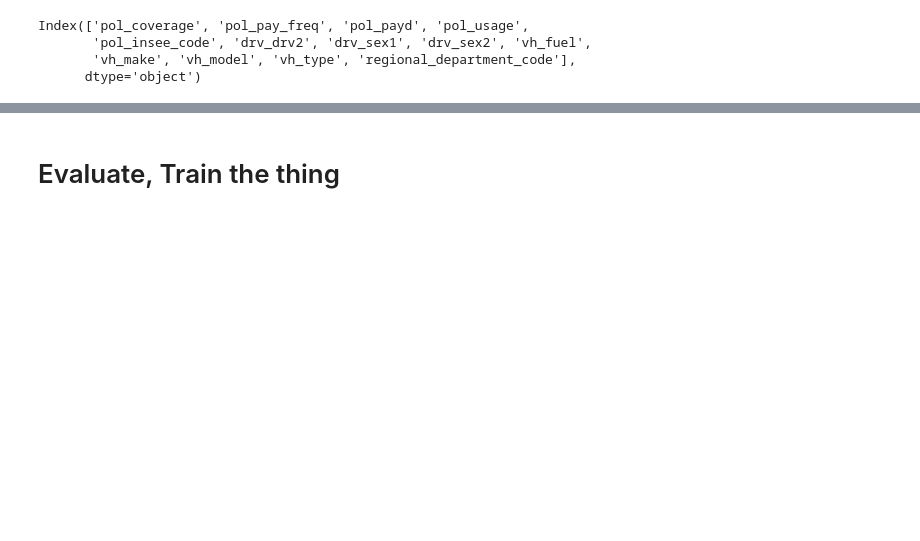
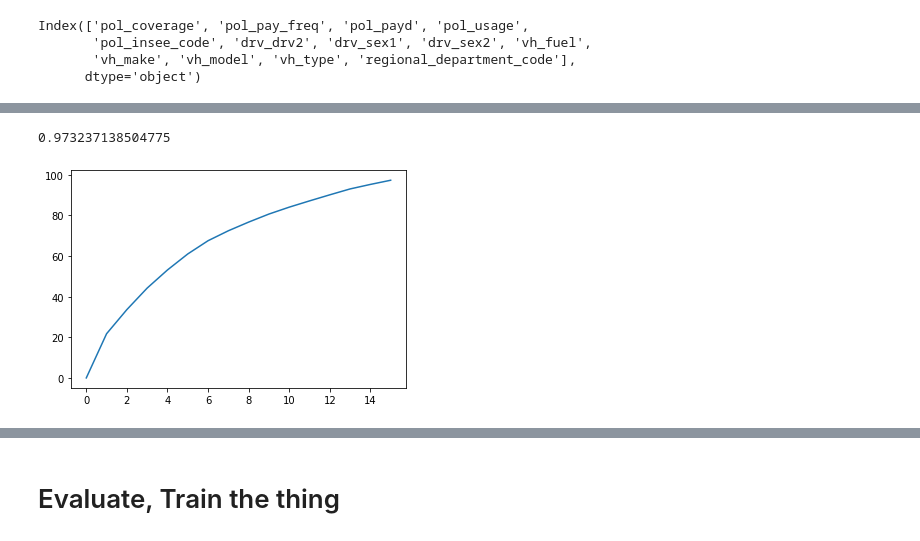
Before and after one commit to Theosau/FFNN_library, a Jupyter notebook: Part_3.ipynb, the cells around one changed output, grey strips where cells are left out. Drawn from its saved outputs; the diff is of its cells as text; code cells hidden in the pictures; blank space fills up the shorter version.

```diff
--- a/Part_3.ipynb
+++ b/Part_3.ipynb
@@ -31,4 +46,5 @@ data.head()
 # data.regional_department_code = le.transform(data.regional_department_code)
 # %%
 string_cols = data.select_dtypes([object]).columns
-string_cols
+PCA_cols = data.select_dtypes(exclude = [object]).columns
+data_float = data[PCA_cols[:-2]]
@@ -50,8 +50,0 @@ Index(['pol_bonus', 'pol_duration', 'pol_sit_duration', 'drv_age1', 'drv_age2',
-# %%
-data_float = data[PCA_cols[:-1]]
-pca = PCA(n_components=len(data_float.columns[:-1]))
-pca.fit(data_float)
-var = np.cumsum(np.round(pca.explained_variance_ratio_, decimals=4)*100)
-plt.plot(range(0,len(data_float.columns[:-1])), var)
-print(pca.explained_variance_ratio_)
-plt.show()
@@ -83,3 +55,9 @@ Index(['pol_coverage', 'pol_pay_freq', 'pol_payd', 'pol_usage',
        'pol_insee_code', 'drv_drv2', 'drv_sex1', 'drv_sex2', 'vh_fuel',
        'vh_make', 'vh_model', 'vh_type', 'regional_department_code'],
       dtype='object')
+# %%
+CClass = CC()
+data_float = CClass._preprocessor(data_float)
+# %%
+data_float = pd.DataFrame(data_float,columns = PCA_cols[:-2])
+data_float.head()
@@ -85,0 +72,11 @@ Index(['pol_coverage', 'pol_pay_freq', 'pol_payd', 'pol_usage',
+# %%
+n = 15
+pca = PCA(n_components=n)#len(data_float.columns[:-1]))
+pca.fit(data_float)
+var = np.cumsum(np.round(pca.explained_variance_ratio_, decimals=4)*100)
+plt.plot(range(0,n+1), [0] + list(var))
+print(np.sum(pca.explained_variance_ratio_))
+plt.show()
+# %% [output]
+0.973237138504775
+[figure, added]
```
Also changed, not shown: parts of 20 cells of this notebook.
